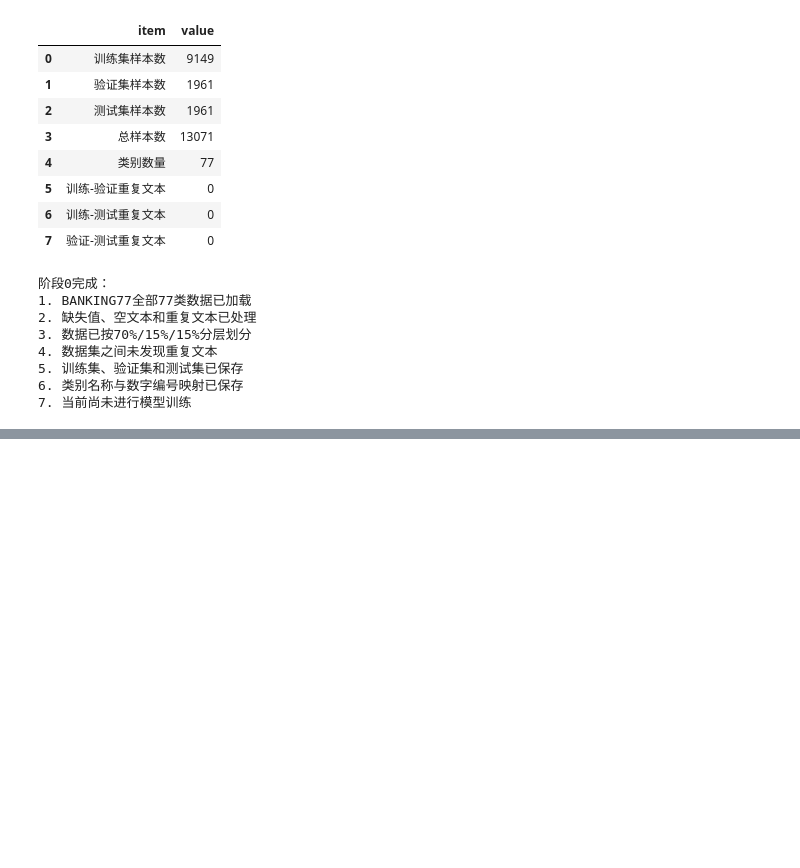
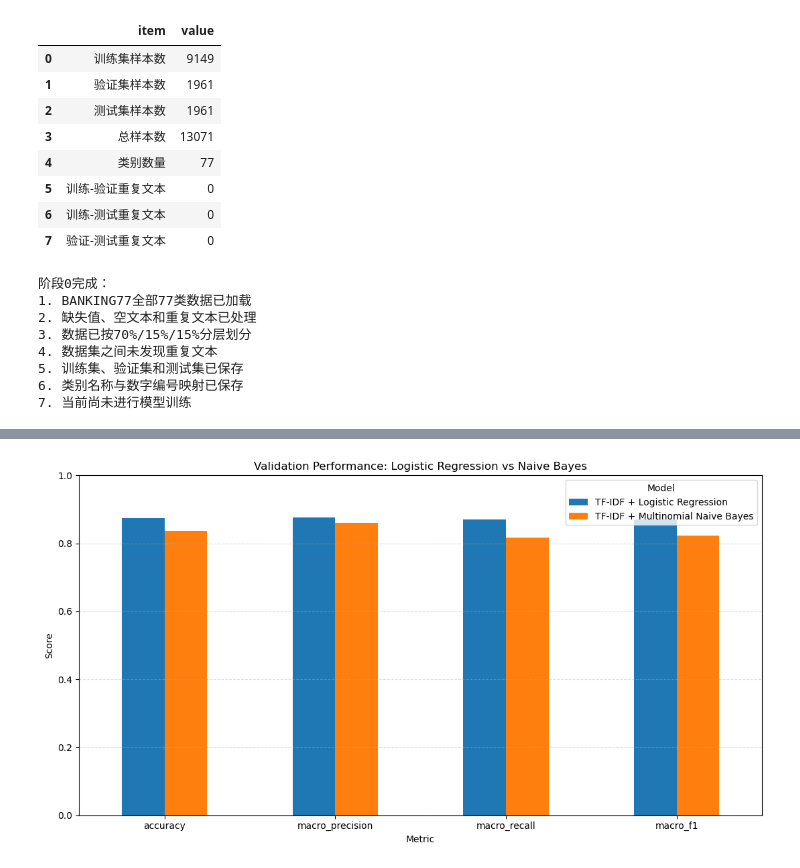
Before and after one commit to shdbdud/customer-ticket-routing, a Jupyter notebook: note.ipynb, the cells around one changed output, grey strips where cells are left out. Cells and saved outputs as stored; diff of their text form; code cells hidden in the pictures; blank space fills up the shorter version.

Commit message:
feat: add TF-IDF logistic regression and naive bayes baselines

```diff
--- a/note.ipynb
+++ b/note.ipynb
@@ -1109,0 +1688,8 @@ print("7. 当前尚未进行模型训练")
+# %%
+# Cell 70：创建多项式朴素贝叶斯模型
+
+naive_bayes_model = MultinomialNB(
+    alpha=1.0
+)
+
+print(naive_bayes_model)
@@ -1109,0 +1974,12 @@ print("7. 当前尚未进行模型训练")
+# %%
+# Cell 78：将逻辑回归和朴素贝叶斯放在一起比较
+
+model_comparison_df = pd.concat(
+    [
+        baseline_metrics_df,
+        nb_metrics_df
+    ],
+    ignore_index=True
+)
+
+display(model_comparison_df)
@@ -1109,0 +2055,71 @@ print("7. 当前尚未进行模型训练")
+# %%
+# Cell 80：绘制逻辑回归与朴素贝叶斯性能比较图
+
+comparison_plot_df = (
+    model_comparison_df[
+        [
+            "model",
+            "accuracy",
+            "macro_precision",
+            "macro_recall",
+            "macro_f1",
+        ]
+    ]
+    .set_index("model")
+    .transpose()
+)
+
+figure, axis = plt.subplots(
+    figsize=(11, 6)
+)
+
+comparison_plot_df.plot(
+    kind="bar",
+    ax=axis
+)
+
+axis.set_title(
+    "Validation Performance: "
+    "Logistic Regression vs Naive Bayes"
+)
+
+axis.set_xlabel("Metric")
+axis.set_ylabel("Score")
+
+axis.set_ylim(0, 1)
+
+axis.grid(
+    axis="y",
+    linestyle="--",
+    alpha=0.4
+)
+
+axis.legend(
+    title="Model"
+)
+
+plt.xticks(
+    rotation=0
+)
+
+plt.tight_layout()
+
+model_comparison_figure_path = (
+    FIGURE_DIR
+    / "logistic_vs_naive_bayes.png"
+)
+
+plt.savefig(
+    model_comparison_figure_path,
+    dpi=300,
+    bbox_inches="tight"
+)
+
+plt.show()
+
+print(
+    "比较图保存路径：",
+    model_comparison_figure_path
+)
+# %% [output]
+[figure, added]
```
Also changed, not shown: parts of 43 cells of this notebook, 9 other files.
